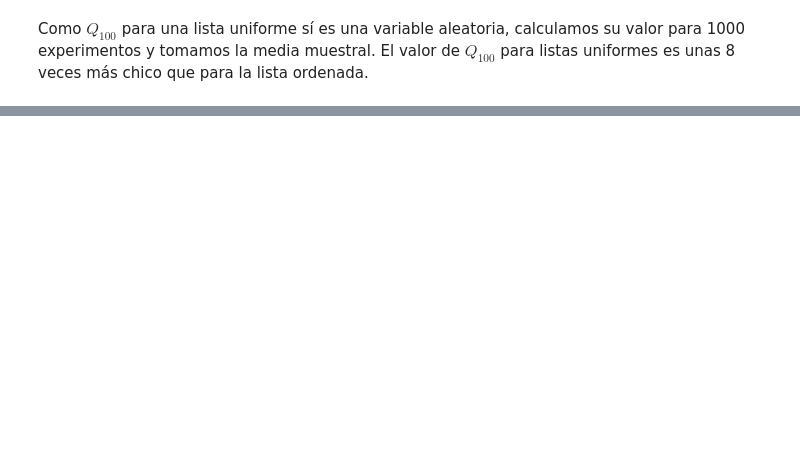
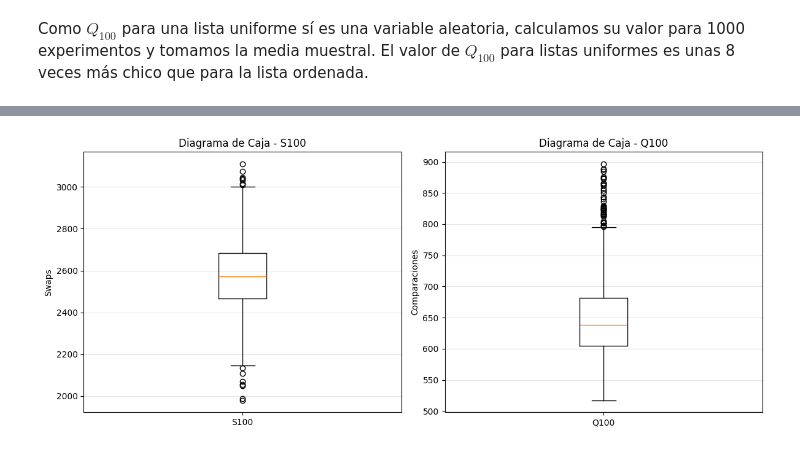
Before and after one commit to fdllrs/estadistica-computacional-tp, a Jupyter notebook: bloque1.ipynb, the cells around one changed output, grey strips where cells are left out. Saved outputs shown, nothing was run; the diff lists cells and outputs as text; code cells hidden in the pictures; blank space fills up the shorter version.

```diff
--- a/bloque1.ipynb
+++ b/bloque1.ipynb
@@ -161,0 +196,27 @@ El valor de $Q_{100}$ para listas uniformes es unas 8 veces más chico que para
+# %%
+import matplotlib.pyplot as plt
+
+# Creamos la figura con 1 fila y 2 columnas
+fig, (columna1, columna2) = plt.subplots(1, 2, figsize=(12, 5))
+
+# 1. Boxplot de S100 (Panel izquierdo)
+columna1.boxplot(insertionSort[1])
+columna1.set_title('Diagrama de Caja - S100')
+columna1.set_ylabel('Swaps')
+columna1.set_xticks([1])
+columna1.set_xticklabels(['S100'])
+columna1.grid(axis='y', alpha=0.3)
+
+# 2. Boxplot de Q100 (Panel derecho)
+columna2.boxplot(quickSort)
+columna2.set_title('Diagrama de Caja - Q100')
+columna2.set_ylabel('Comparaciones')
+columna2.set_xticks([1])
+columna2.set_xticklabels(['Q100'])
+columna2.grid(axis='y', alpha=0.3)
+
+# Ajustamos y mostramos
+plt.tight_layout()
+plt.show()
+# %% [output]
+[figure, added]
```
Also changed, not shown: parts of 13 cells of this notebook.
